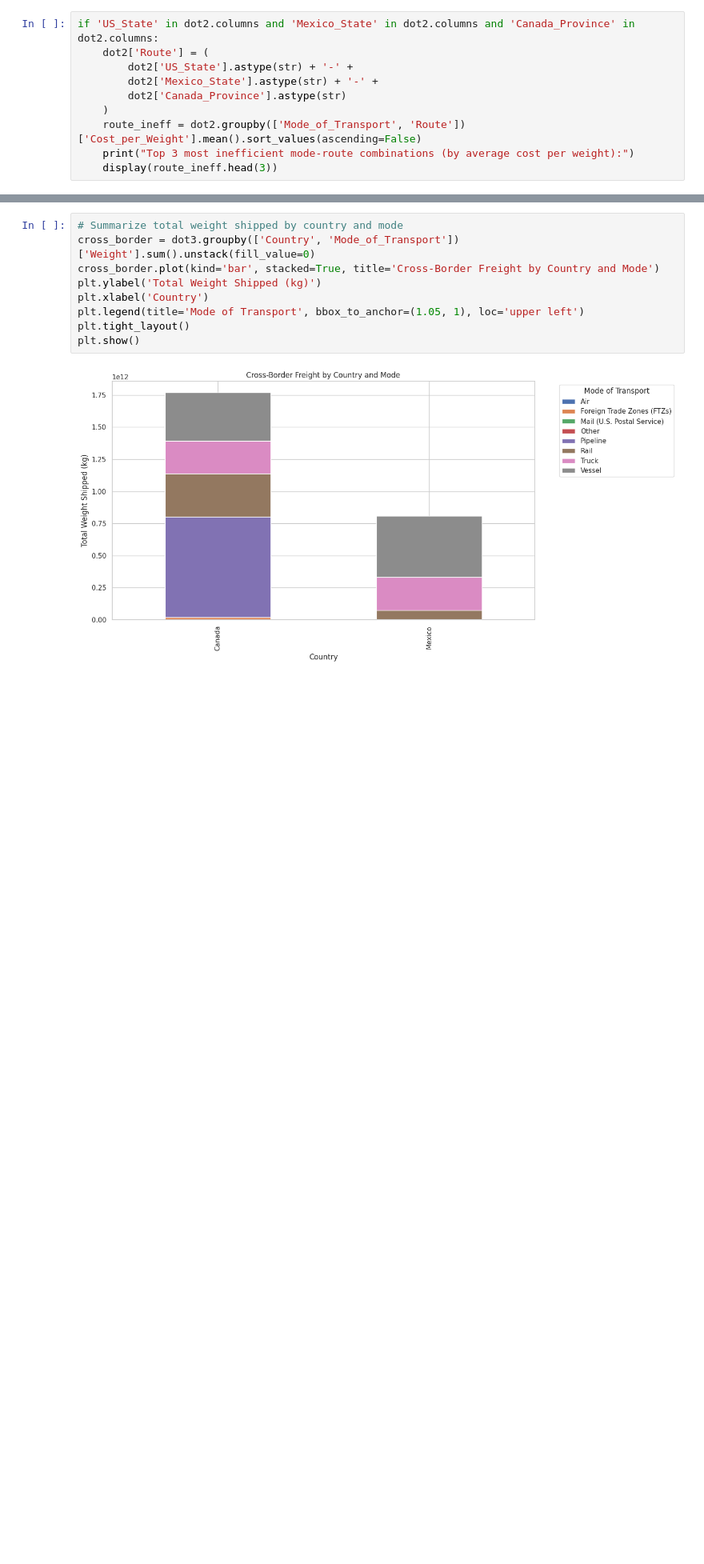
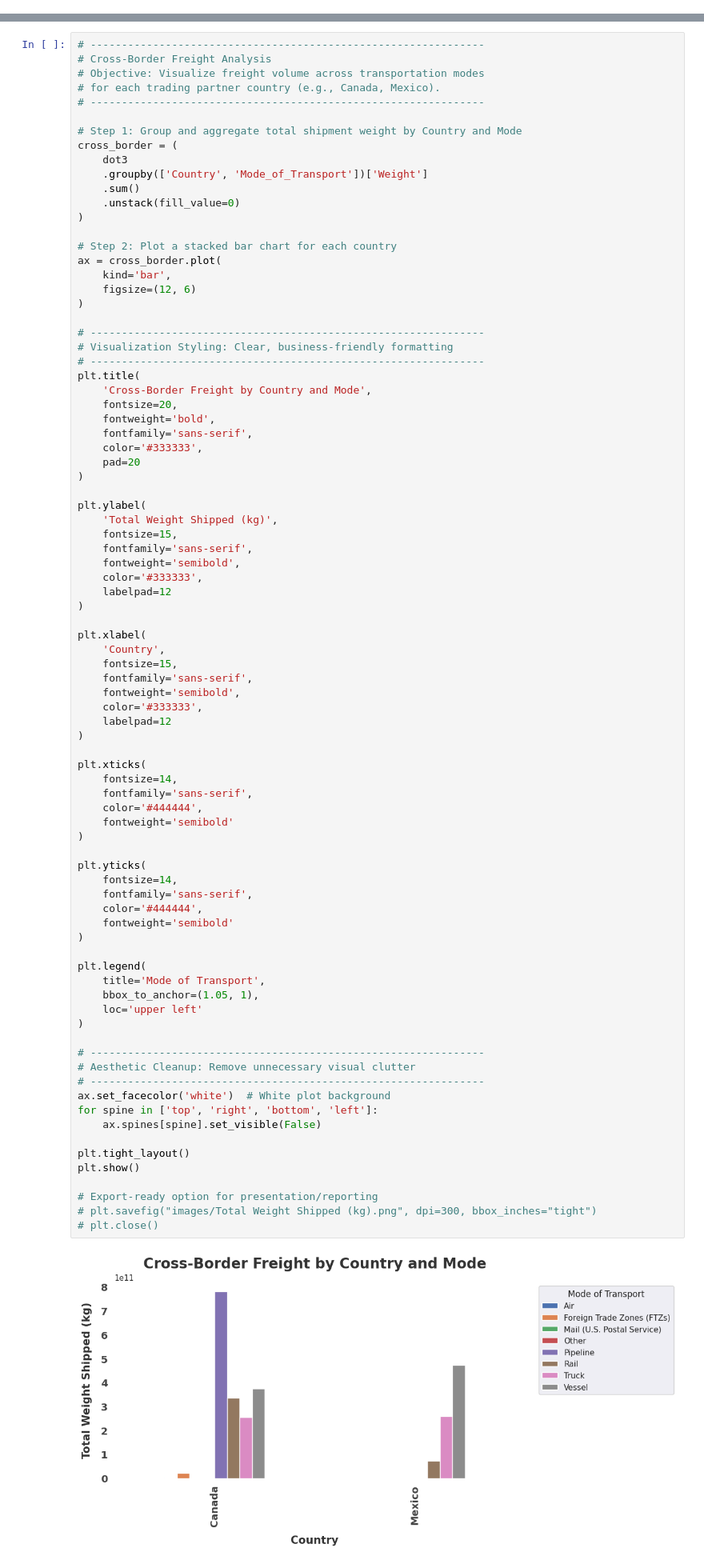
Before and after one commit to JohnEvansOkyere/Trans_BorderFreight_Data_Analysis, a Jupyter notebook: notebooks/eda_analysis_original.ipynb, the cells around one changed output, grey strips where cells are left out. Shown at 80% size. Cells and saved outputs as stored; diff of their text form; blank space fills up the shorter version.

Commit message:
New updated code with clear chats

```diff
--- a/notebooks/eda_analysis_original.ipynb
+++ b/notebooks/eda_analysis_original.ipynb
@@ -385,10 +981,0 @@ The table below lists the top 3 most inefficient mode-route combinations, based
-# %%
-if 'US_State' in dot2.columns and 'Mexico_State' in dot2.columns and 'Canada_Province' in dot2.columns:
-    dot2['Route'] = (
-        dot2['US_State'].astype(str) + '-' +
-        dot2['Mexico_State'].astype(str) + '-' +
-        dot2['Canada_Province'].astype(str)
-    )
-    route_ineff = dot2.groupby(['Mode_of_Transport', 'Route'])['Cost_per_Weight'].mean().sort_values(ascending=False)
-    print("Top 3 most inefficient mode-route combinations (by average cost per weight):")
-    display(route_ineff.head(3))
@@ -523,15 +1285,90 @@ Passing `palette` without assigning `hue` is deprecated and will be removed in v
 **What are the key trade patterns between the Mexico, and Canada, and which modes are most utilized for cross-border freight?**
 # %%
-# Summarize total weight shipped by country and mode
-cross_border = dot3.groupby(['Country', 'Mode_of_Transport'])['Weight'].sum().unstack(fill_value=0)
-cross_border.plot(kind='bar', stacked=True, title='Cross-Border Freight by Country and Mode')
-plt.ylabel('Total Weight Shipped (kg)')
-plt.xlabel('Country')
-plt.legend(title='Mode of Transport', bbox_to_anchor=(1.05, 1), loc='upper left')
+# ---------------------------------------------------------------
+# Cross-Border Freight Analysis
+# Objective: Visualize freight volume across transportation modes
+# for each trading partner country (e.g., Canada, Mexico).
+# ---------------------------------------------------------------
+
+# Step 1: Group and aggregate total shipment weight by Country and Mode
+cross_border = (
+    dot3
+    .groupby(['Country', 'Mode_of_Transport'])['Weight']
+    .sum()
+    .unstack(fill_value=0)
+)
+
+# Step 2: Plot a stacked bar chart for each country
+ax = cross_border.plot(
+    kind='bar',
+    figsize=(12, 6)
+)
+
+# ---------------------------------------------------------------
+# Visualization Styling: Clear, business-friendly formatting
+# ---------------------------------------------------------------
+plt.title(
+    'Cross-Border Freight by Country and Mode',
+    fontsize=20,
+    fontweight='bold',
+    fontfamily='sans-serif',
+    color='#333333',
+    pad=20
+)
+
+plt.ylabel(
+    'Total Weight Shipped (kg)',
+    fontsize=15,
+    fontfamily='sans-serif',
+    fontweight='semibold',
+    color='#333333',
+    labelpad=12
+)
+
+plt.xlabel(
+    'Country',
+    fontsize=15,
+    fontfamily='sans-serif',
+    fontweight='semibold',
+    color='#333333',
+    labelpad=12
+)
+
+plt.xticks(
+    fontsize=14,
+    fontfamily='sans-serif',
+    color='#444444',
+    fontweight='semibold'
+)
+
+plt.yticks(
+    fontsize=14,
+    fontfamily='sans-serif',
+    color='#444444',
+    fontweight='semibold'
+)
+
+plt.legend(
+    title='Mode of Transport',
+    bbox_to_anchor=(1.05, 1),
+    loc='upper left'
+)
+
+# ---------------------------------------------------------------
+# Aesthetic Cleanup: Remove unnecessary visual clutter
+# ---------------------------------------------------------------
+ax.set_facecolor('white')  # White plot background
+for spine in ['top', 'right', 'bottom', 'left']:
+    ax.spines[spine].set_visible(False)
+
 plt.tight_layout()
 plt.show()
+
+# Export-ready option for presentation/reporting
+# plt.savefig("images/Total Weight Shipped (kg).png", dpi=300, bbox_inches="tight")
+# plt.close()
 # %% [output]
-[figure, old version]
+[figure, new version]
 # %% [markdown]
 **Table:**
 The following table lists the most used modes for cross-border freight, by total weight.
```
Also changed, not shown: parts of 30 cells of this notebook, 17 other files.
